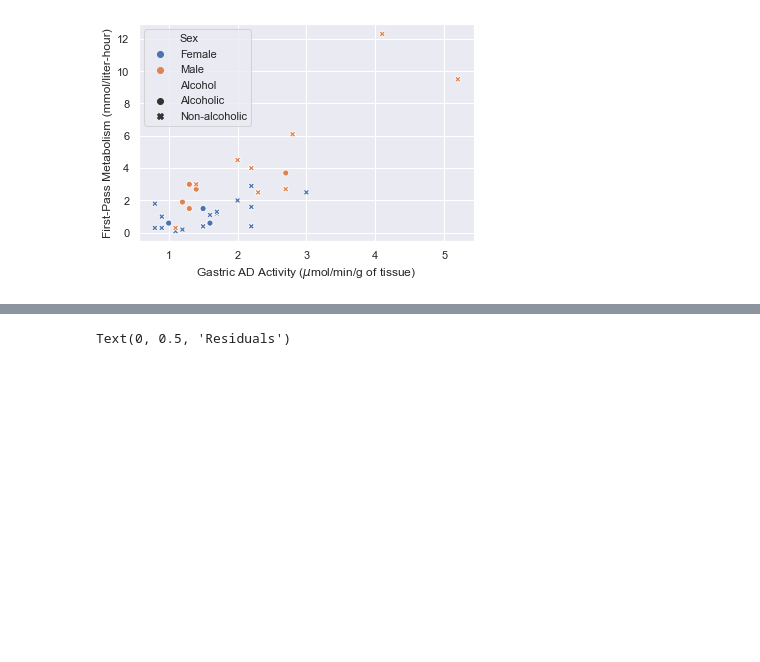
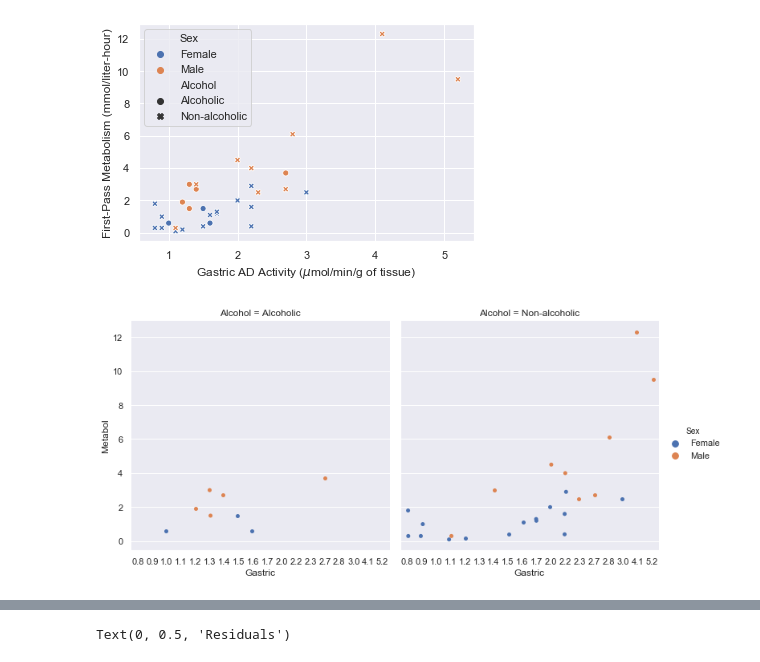
Before and after one commit to quintusdias/sleuth3, a Jupyter notebook: ch11/alcohol.ipynb, the cells around one changed output, grey strips where cells are left out. Cells and saved outputs as stored; diff of their text form; code cells hidden in the pictures; blank space fills up the shorter version.

```diff
--- a/ch11/alcohol.ipynb
+++ b/ch11/alcohol.ipynb
@@ -51,3 +51,7 @@ ax.set_ylabel('First-Pass Metabolism (mmol/liter-hour)')
 # %% [output]
 Text(0, 0.5, 'First-Pass Metabolism (mmol/liter-hour)')
 [figure]
+# %%
+g = sns.catplot(x='Gastric', y='Metabol', hue='Sex', col='Alcohol', data=df)
+# %% [output]
+[figure, added]
```
Also changed, not shown: parts of 22 cells of this notebook, 1 other file.
